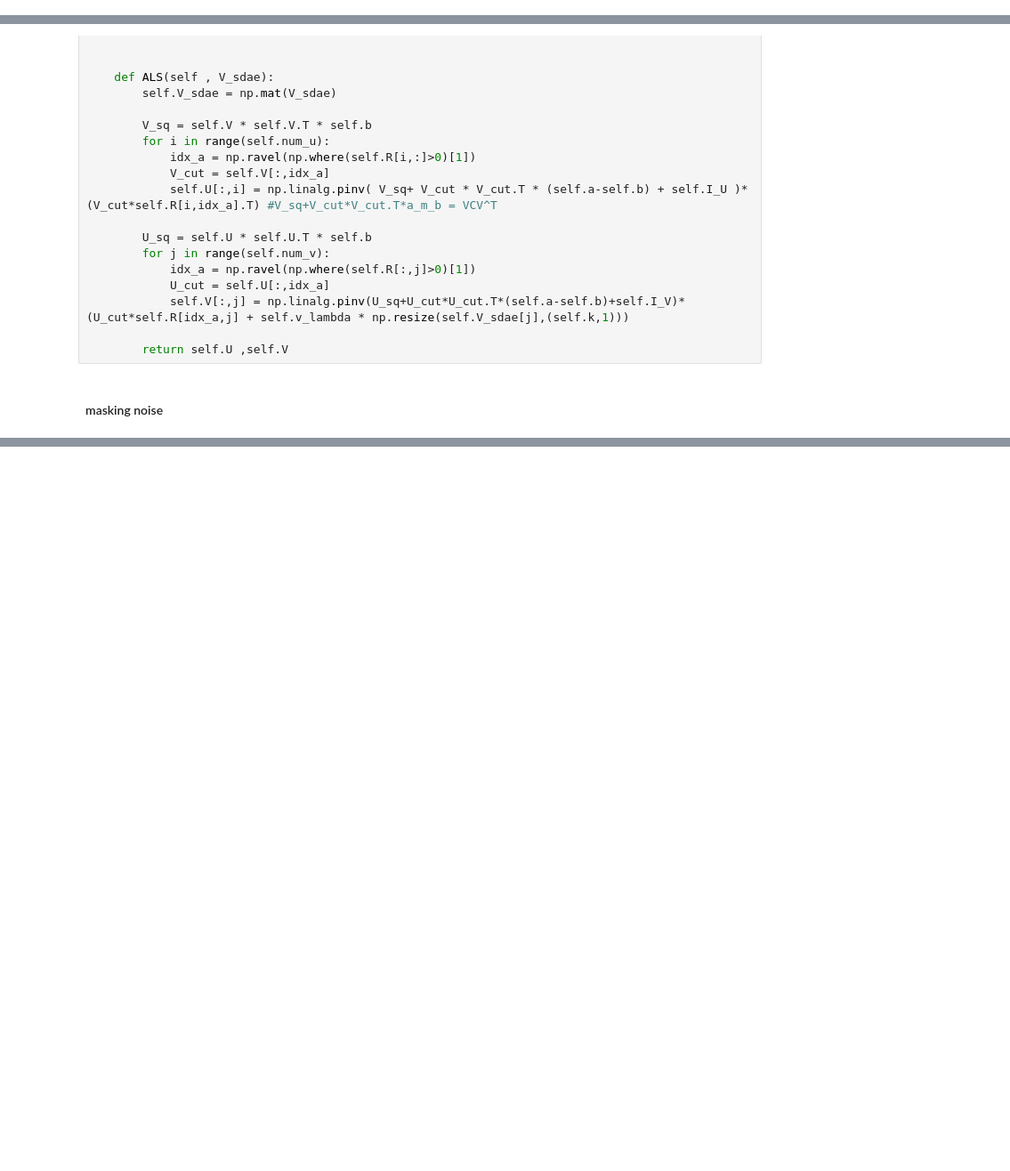
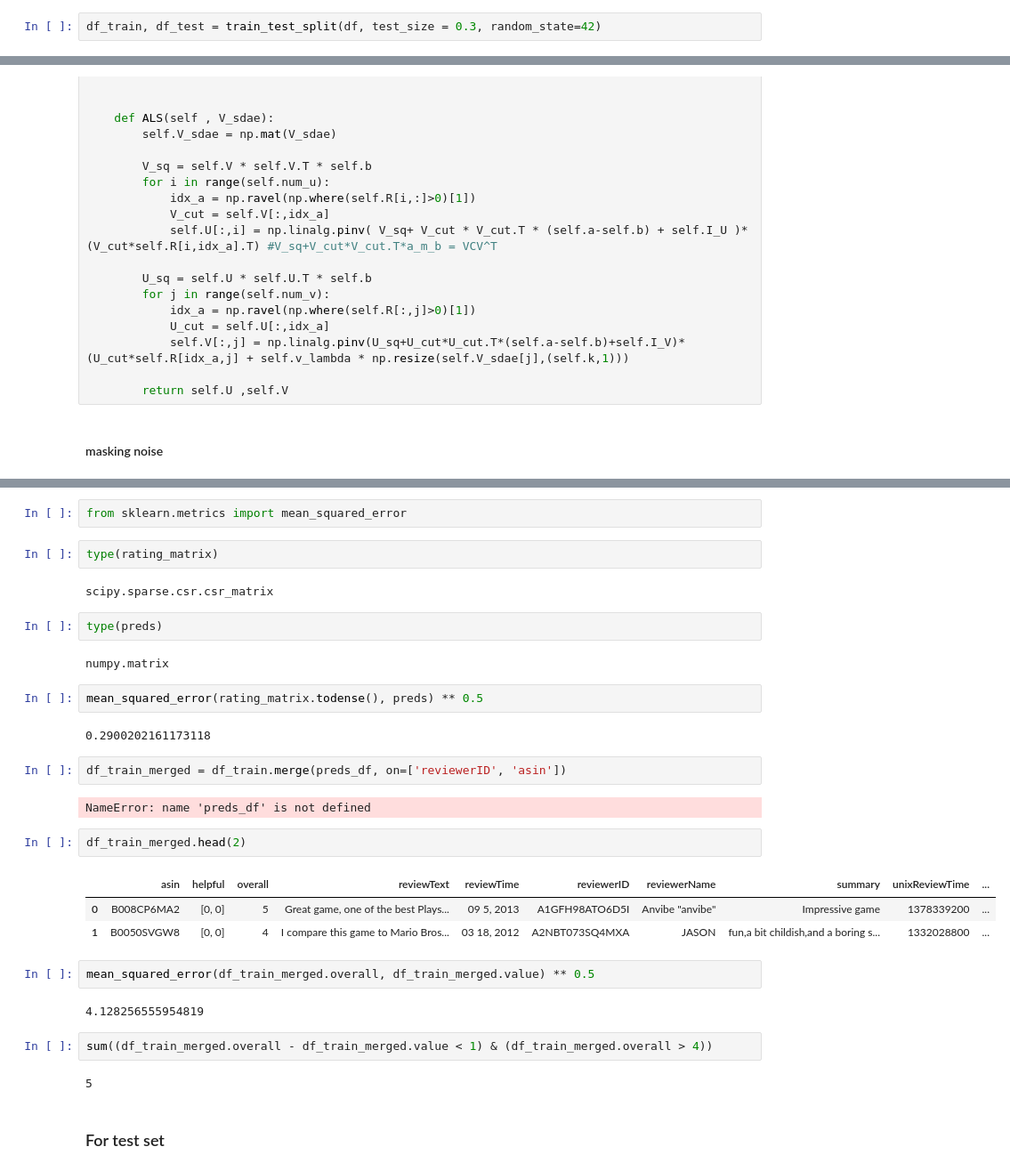
Before and after one commit to rorki/Recommender-Systems, a Jupyter notebook: CDL.ipynb, the cells around one changed output, grey strips where cells are left out. Shown: that part at 89% size. Drawn from its saved outputs; the diff is of its cells as text; blank space fills up the shorter version.

```diff
--- a/CDL.ipynb
+++ b/CDL.ipynb
@@ -30 +31,3 @@ df.head()
+# %%
+df_train, df_test = train_test_split(df, test_size = 0.3, random_state=42)
 # %%
@@ -310,0 +372,34 @@ Flushing output cache (4 entries)
+# %%
+from sklearn.metrics import mean_squared_error
+# %%
+type(rating_matrix)
+# %% [output]
+scipy.sparse.csr.csr_matrix
+# %%
+type(preds)
+# %% [output]
+numpy.matrix
+# %%
+mean_squared_error(rating_matrix.todense(), preds) ** 0.5
+# %% [output]
+0.2900202161173118
+# %%
+df_train_merged = df_train.merge(preds_df, on=['reviewerID', 'asin'])
+# %% [output]
+NameError: name 'preds_df' is not defined
+# %%
+df_train_merged.head(2)
+# %% [output]
+|  | asin | helpful | overall | reviewText | reviewTime | reviewerID | reviewerName | summary | unixReviewTime | ... |
+| 0 | B008CP6MA2 | [0, 0] | 5 | Great game, one of the best Plays... | 09 5, 2013 | A1GFH98ATO6D5I | Anvibe "anvibe" | Impressive game | 1378339200 | ... |
+| 1 | B0050SVGW8 | [0, 0] | 4 | I compare this game to Mario Bros... | 03 18, 2012 | A2NBT073SQ4MXA | JASON | fun,a bit childish,and a boring s... | 1332028800 | ... |
+# %%
+mean_squared_error(df_train_merged.overall, df_train_merged.value) ** 0.5
+# %% [output]
+4.128256555954819
+# %%
+sum((df_train_merged.overall - df_train_merged.value < 1) & (df_train_merged.overall > 4))
+# %% [output]
+5
+# %% [markdown]
+### For test set
```
Also changed, not shown: parts of 39 cells of this notebook, 3 other files.
